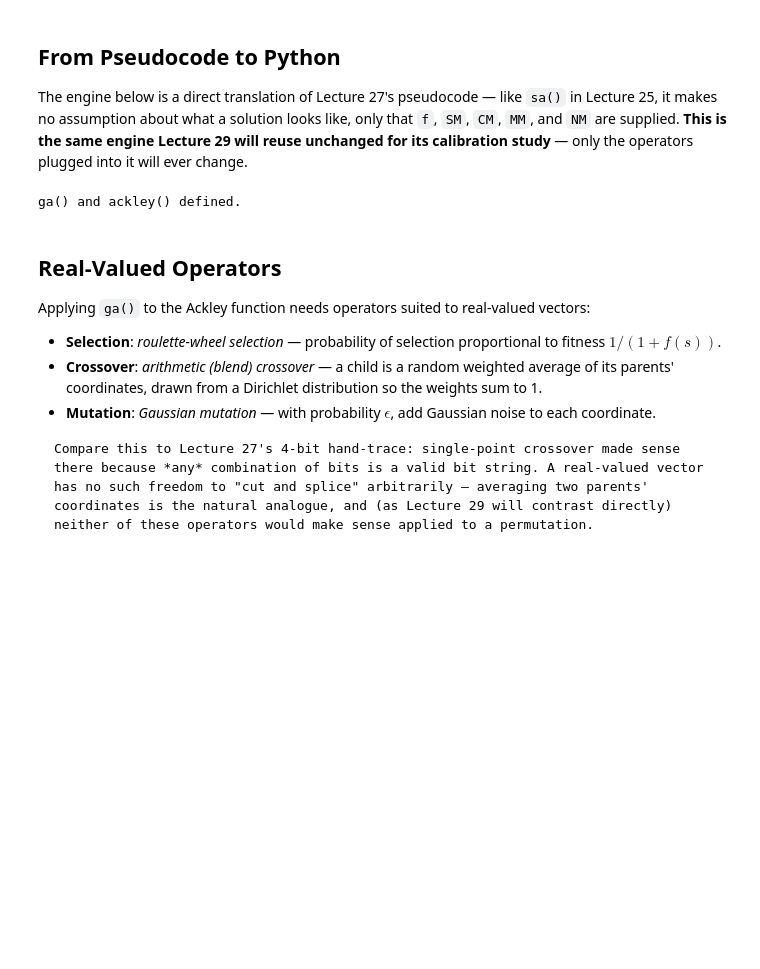
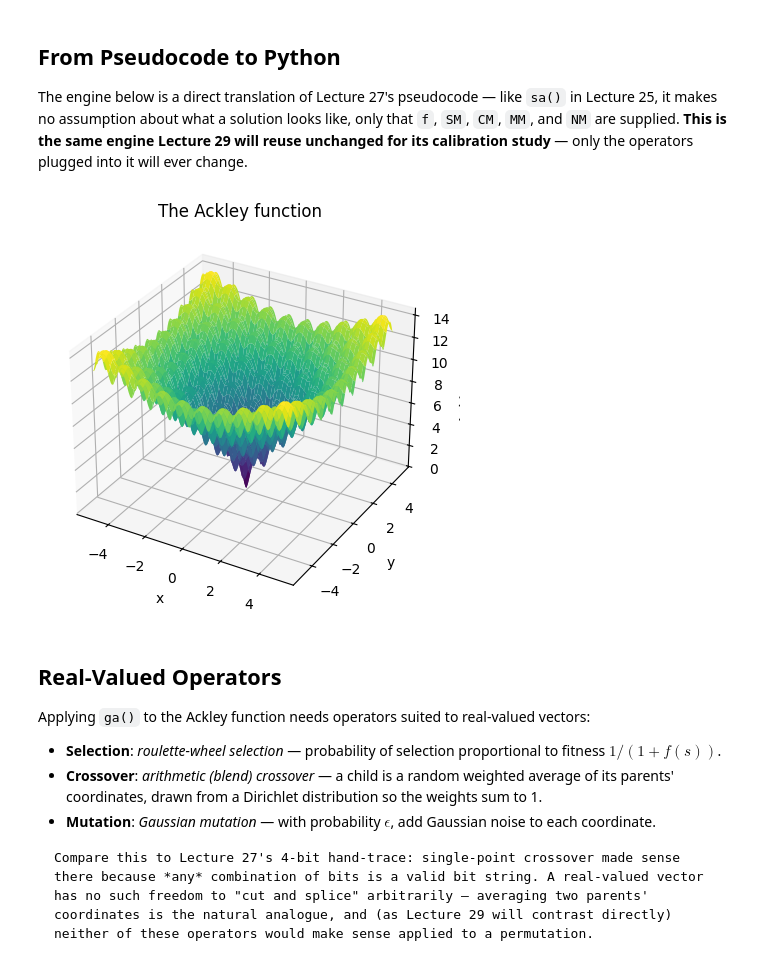
Before and after one commit to anmpahwa/CV5972, a Jupyter notebook: book/content/lecture_28.ipynb, the cells around one changed output. Cells and saved outputs as stored; diff of their text form; code cells hidden in the pictures; blank space fills up the shorter version.

```diff
--- a/book/content/lecture_28.ipynb
+++ b/book/content/lecture_28.ipynb
@@ -60,16 +60,26 @@ def ga(S_o, f, SM, u, CM, l, p, MM, e, NM, n=500, t=1e-8):
         if k >= n or r <= t:
             converged = True
     return s_b, F_b
-
-def ackley(s):
-    x, y = s
-    return (-20 * np.exp(-0.2 * np.sqrt((x ** 2 + y ** 2) / 2))
-            - np.exp((np.cos(2 * np.pi * x) + np.cos(2 * np.pi * y)) / 2)
-            + 20 + np.e)
-
-print("ga() and ackley() defined.")
-# %% [output]
-ga() and ackley() defined.
+# %%
+def ackley(s):
+    x, y = s
+    return (-20 * np.exp(-0.2 * np.sqrt((x ** 2 + y ** 2) / 2))
+            - np.exp((np.cos(2 * np.pi * x) + np.cos(2 * np.pi * y)) / 2)
+            + 20 + np.e)
+
+xg, yg = np.meshgrid(np.linspace(-5, 5, 150), np.linspace(-5, 5, 150))
+zg = ackley([xg, yg])
+
+fig = plt.figure(figsize=(6, 5))
+ax = fig.add_subplot(111, projection="3d")
+ax.plot_surface(xg, yg, zg, cmap="viridis", linewidth=0, antialiased=True)
+ax.set_xlabel("x")
+ax.set_ylabel("y")
+ax.set_zlabel("Ackley(x, y)")
+ax.set_title("The Ackley function")
+plt.show()
+# %% [output]
+[figure, added]
 # %% [markdown]
 ## Real-Valued Operators
 
```
Also changed, not shown: parts of 2 cells of this notebook.
